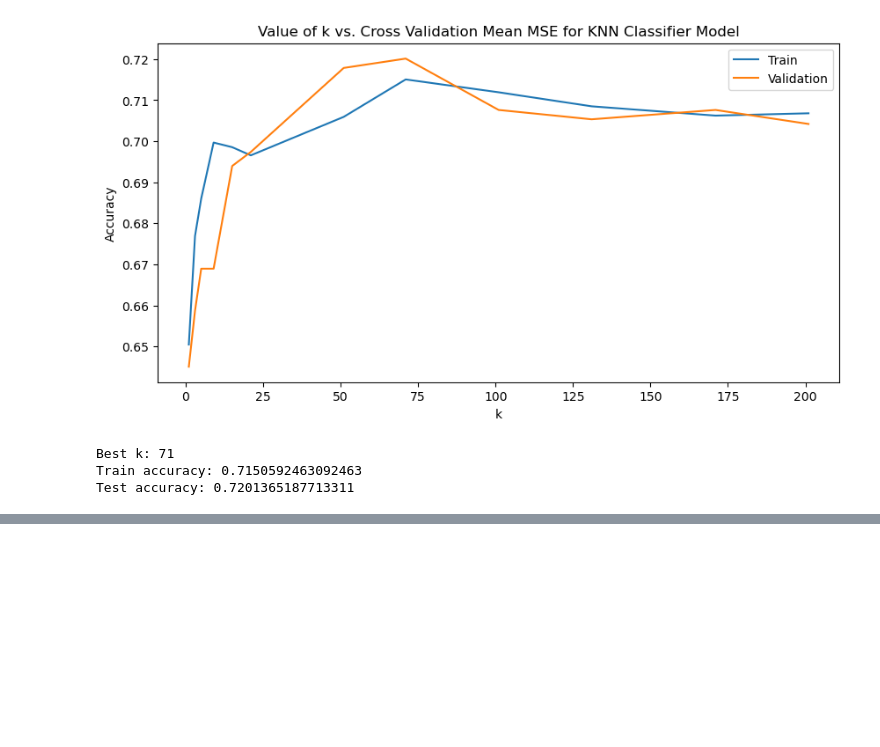
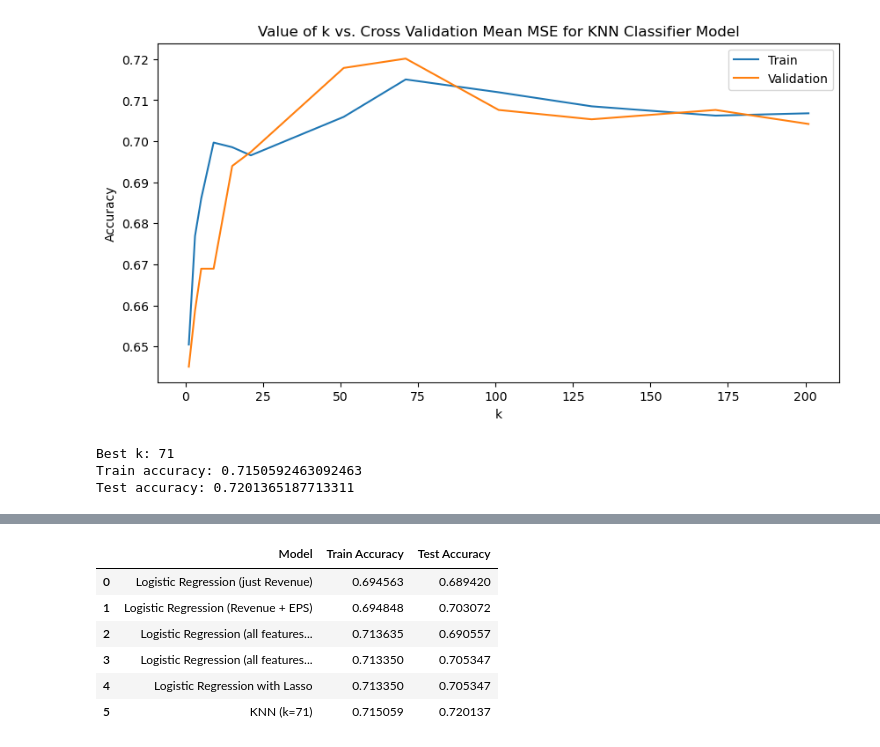
Before and after one commit to hamzehbhamdan/AC209a-Project, a Jupyter notebook: financial_indicators_project.ipynb, the cells around one changed output, grey strips where cells are left out. Cells and saved outputs as stored; diff of their text form; code cells hidden in the pictures; blank space fills up the shorter version.

```diff
--- a/financial_indicators_project.ipynb
+++ b/financial_indicators_project.ipynb
@@ -776,0 +818,18 @@ Test accuracy: 0.7201365187713311
+# %%
+# Fit a well-tuned Lasso-like logistic regression model
+logit_lasso = LogisticRegressionCV(Cs=[1e-4, 1e-3, 1e-2, 1e-1, 1e0, 1e1, 1e2, 1e3, 1e4], cv=10, scoring='accuracy', penalty='l1', solver='saga')
+logit_lasso.fit(X_train, y_train)
+
+# Predict on the train and test sets
+y_train_pred_lasso = logit_lasso.predict(X_train)
+y_test_pred_lasso = logit_lasso.predict(X_test)
+
+# Calculate and store the train and test classification accuracies
+logit_lasso_train_acc = accuracy_score(y_train, y_train_pred_lasso)
+logit_lasso_test_acc = accuracy_score(y_test, y_test_pred_lasso)
+
+print("Learned Parameters:")
+print("Coefficients: ", logit_lasso.coef_)
+print("\nClassification Accuracies:")
+print("Train Accuracy: ", logit_lasso_train_acc)
+print("Test Accuracy: ", logit_lasso_test_acc)
@@ -776,0 +845,17 @@ Test accuracy: 0.7201365187713311
+# %%
+# Store all the train and test accuracies as well as the model description in a dataframe
+model_results = pd.DataFrame({
+    'Model': ['Logistic Regression (just Revenue)', 'Logistic Regression (Revenue + EPS)', 'Logistic Regression (all features, no scaling)', 'Logistic Regression (all features, scaled)', 'Logistic Regression with Lasso', 'KNN (k=71)'],
+    'Train Accuracy': [acc_train_logit1, acc_train_logit2, acc_train_logit3, acc_train_logit4, logit_lasso_train_acc, knn_train_acc],
+    'Test Accuracy': [acc_test_logit1, acc_test_logit2, acc_test_logit3, acc_test_logit4, logit_lasso_test_acc, knn_test_acc]
+})
+
+model_results
+# %% [output]
+|  | Model | Train Accuracy | Test Accuracy |
+| 0 | Logistic Regression (just Revenue) | 0.694563 | 0.689420 |
+| 1 | Logistic Regression (Revenue + EPS) | 0.694848 | 0.703072 |
+| 2 | Logistic Regression (all features... | 0.713635 | 0.690557 |
+| 3 | Logistic Regression (all features... | 0.713350 | 0.705347 |
+| 4 | Logistic Regression with Lasso | 0.713350 | 0.705347 |
+| 5 | KNN (k=71) | 0.715059 | 0.720137 |
```
Also changed, not shown: parts of 14 cells of this notebook.
